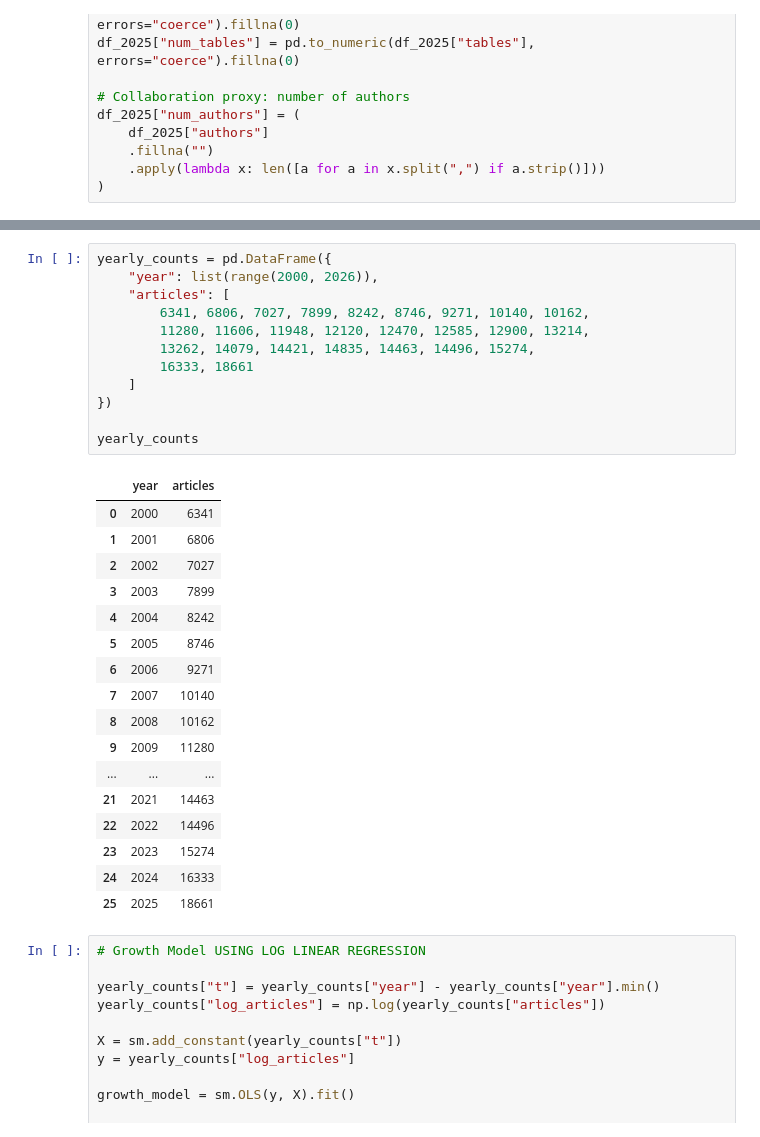
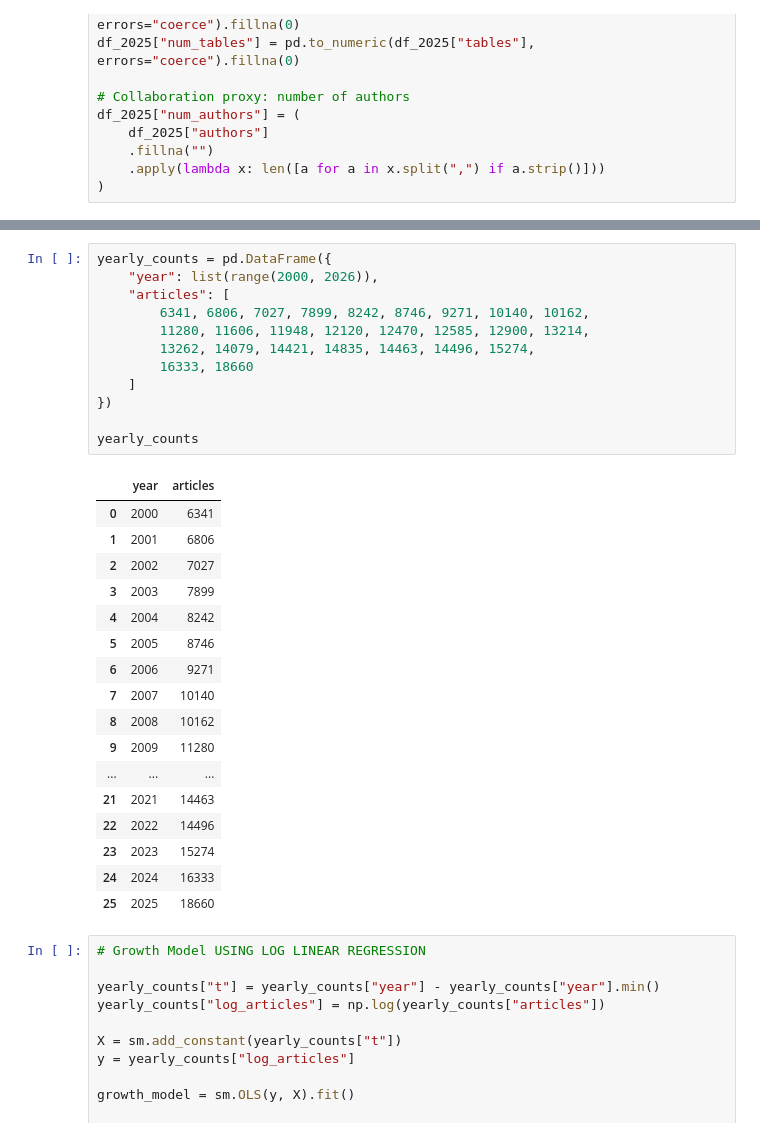
Before and after one commit to romms921/arXiver, a Jupyter notebook: predictions/2026_preds.ipynb, the cells around one changed output, grey strips where cells are left out. Cells and saved outputs as stored; diff of their text form.

```diff
--- a/predictions/2026_preds.ipynb
+++ b/predictions/2026_preds.ipynb
@@ -98,33 +98,33 @@ forecast_df
 # %%
 yearly_counts = pd.DataFrame({
     "year": list(range(2000, 2026)),
     "articles": [
         6341, 6806, 7027, 7899, 8242, 8746, 9271, 10140, 10162,
         11280, 11606, 11948, 12120, 12470, 12585, 12900, 13214,
         13262, 14079, 14421, 14835, 14463, 14496, 15274,
-        16333, 18661
+        16333, 18660
     ]
 })
 
 yearly_counts
 # %% [output]
 |  | year | articles |
 | 0 | 2000 | 6341 |
 | 1 | 2001 | 6806 |
 | 2 | 2002 | 7027 |
 | 3 | 2003 | 7899 |
 | 4 | 2004 | 8242 |
 | 5 | 2005 | 8746 |
 | 6 | 2006 | 9271 |
 | 7 | 2007 | 10140 |
 | 8 | 2008 | 10162 |
 | 9 | 2009 | 11280 |
 | ... | ... | ... |
 | 21 | 2021 | 14463 |
 | 22 | 2022 | 14496 |
 | 23 | 2023 | 15274 |
 | 24 | 2024 | 16333 |
-| 25 | 2025 | 18661 |
+| 25 | 2025 | 18660 |
 # %%
 # Growth Model USING LOG LINEAR REGRESSION
 
```
Also changed, not shown: parts of 3 cells of this notebook, 2 other files.
